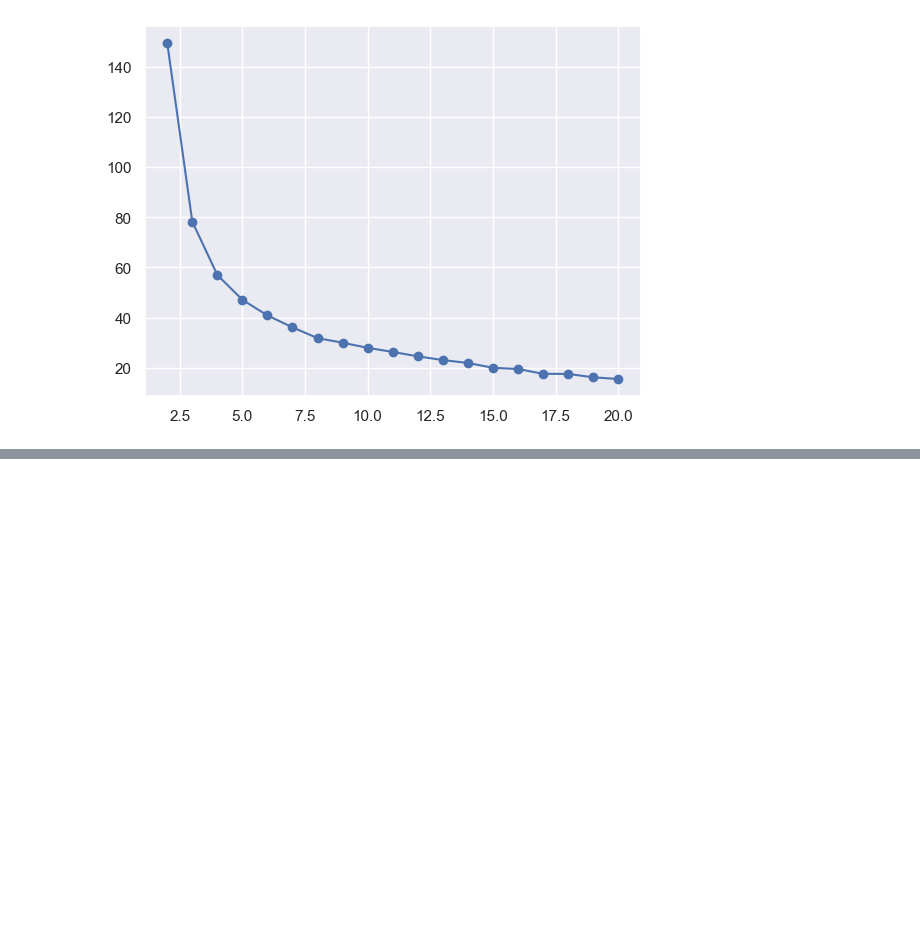
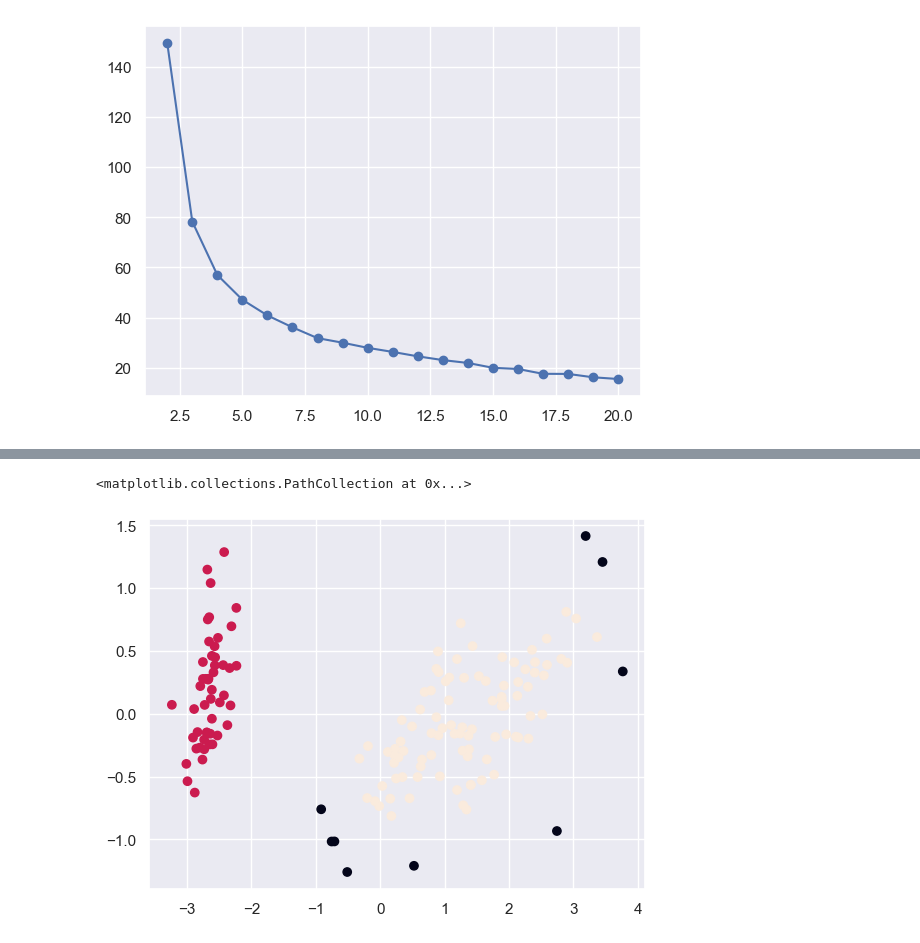
Before and after one commit to ValRCS/Python_SheGoesTech_22, a Jupyter notebook: Days_28_30_Machine_Learning/clustering_irises.ipynb, the cells around one changed output, grey strips where cells are left out. Saved outputs shown, nothing was run; the diff lists cells and outputs as text; code cells hidden in the pictures; blank space fills up the shorter version.

```diff
--- a/Days_28_30_Machine_Learning/clustering_irises.ipynb
+++ b/Days_28_30_Machine_Learning/clustering_irises.ipynb
@@ -227,0 +343,5 @@ plt.plot(range(2, MAX_CLUSTERS), inertia, marker='o')
+# %%
+# lets retrain the DBSCAN model with the new features
+dbscan.fit(features_2d)
+# print the labels
+print(dbscan.labels_)
@@ -227,0 +356,6 @@ plt.plot(range(2, MAX_CLUSTERS), inertia, marker='o')
+# %%
+# plot the results
+plt.scatter(features_2d[:,0], features_2d[:,1], c=dbscan.labels_)
+# %% [output]
+<matplotlib.collections.PathCollection at 0x...>
+[figure, added]
```
Also changed, not shown: parts of 22 cells of this notebook, 1 other file.
